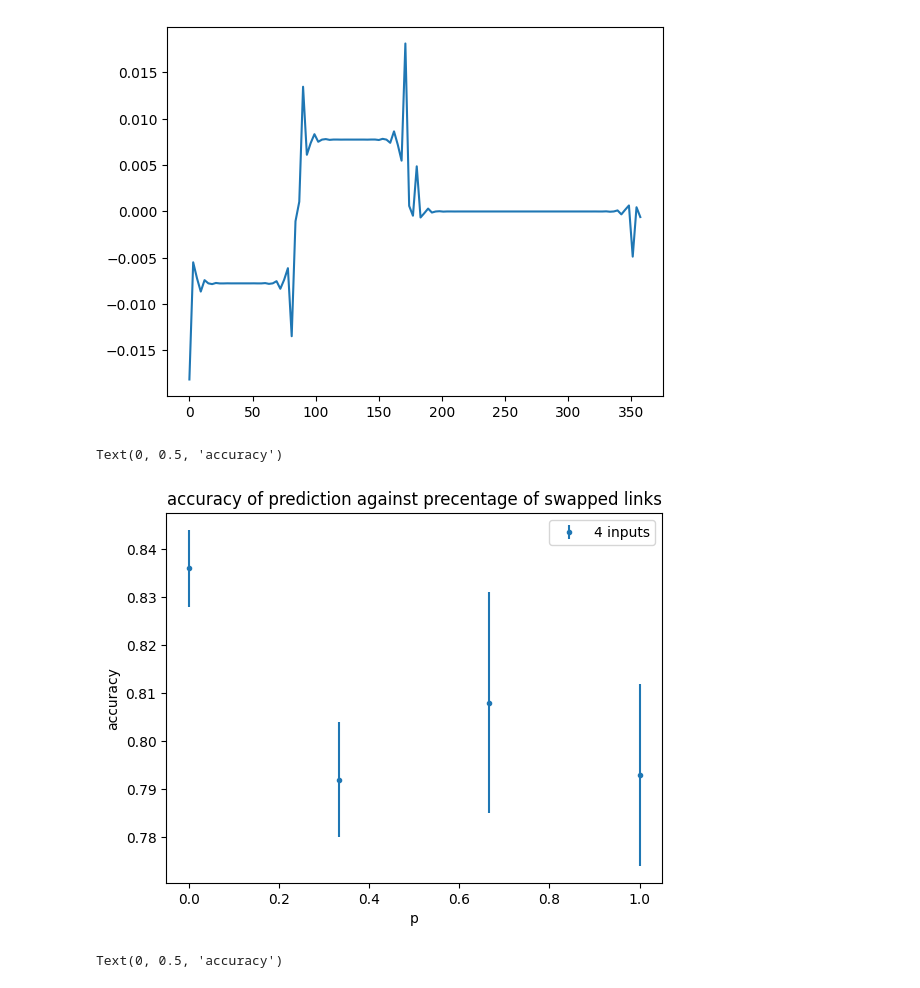
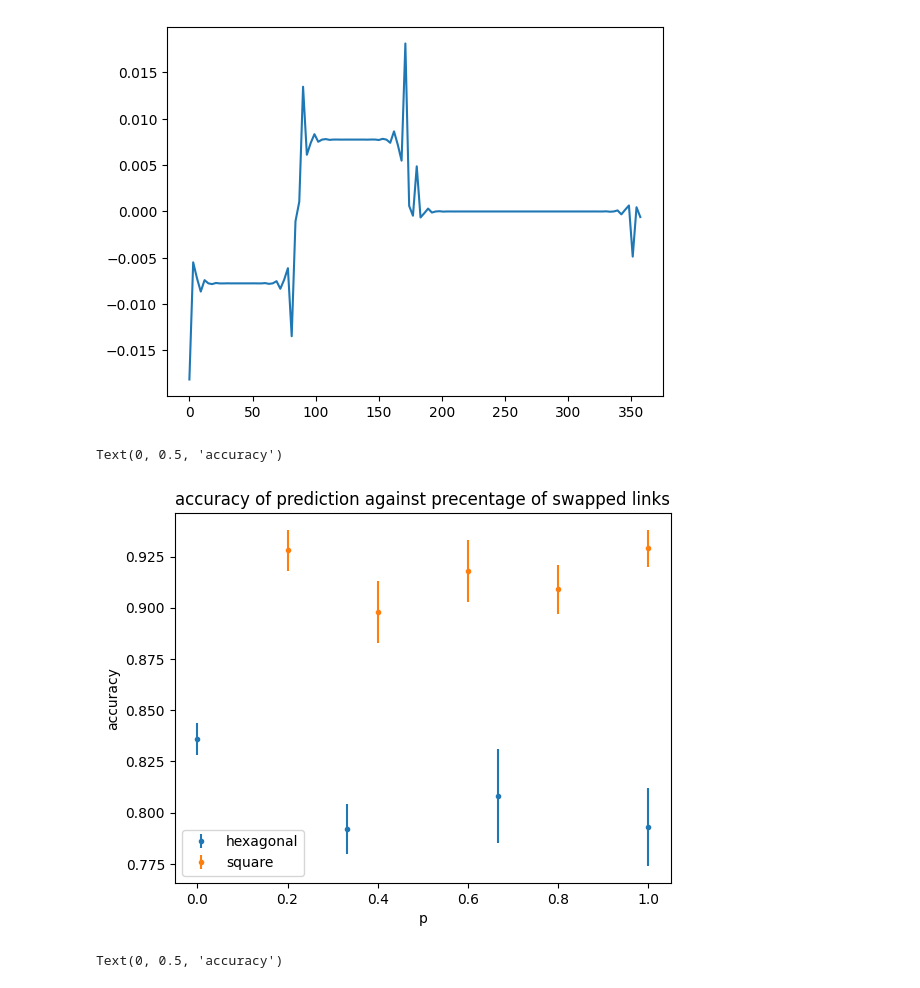
Before and after one commit to Edwin-Cheng/resistor_network_DNN, a Jupyter notebook: DNN.ipynb, the cells around one changed output. Cells and saved outputs as stored; diff of their text form; code cells hidden in the pictures.

```diff
--- a/DNN.ipynb
+++ b/DNN.ipynb
@@ -945,18 +980,22 @@ plt.plot( angles, dVs[:,30])
 # %%
 #square link swapped
 runs = 10
 plt.figure()
 swaps = np.array([0.000,0.333,0.667,1.000,])
 acc = np.array([0.836,0.792,0.808,0.793,])
 err = np.array([0.008,0.012,0.023,0.019,])
-plt.errorbar(swaps, acc, yerr=err, fmt='.', label='4 inputs')
+plt.errorbar(swaps, acc, yerr=err, fmt='.', label='hexagonal')
+swaps2 = np.array([0.200,0.400,0.600,0.800,1.000,])
+acc2 = np.array([0.928,0.898,0.918,0.909,0.929,])
+err2 = np.array([0.010,0.015,0.015,0.012,0.009,])
+plt.errorbar(swaps2, acc2, yerr=err2, fmt='.', label='square')
 plt.title('accuracy of prediction against precentage of swapped links')
 plt.legend()
 plt.xlabel('p')
 plt.ylabel('accuracy')
 # %% [output]
 Text(0, 0.5, 'accuracy')
-[figure, old version]
+[figure, new version]
 # %%
 #random networks
 plt.figure(figsize=(6,3))
```
Also changed, not shown: parts of 3 cells of this notebook.
